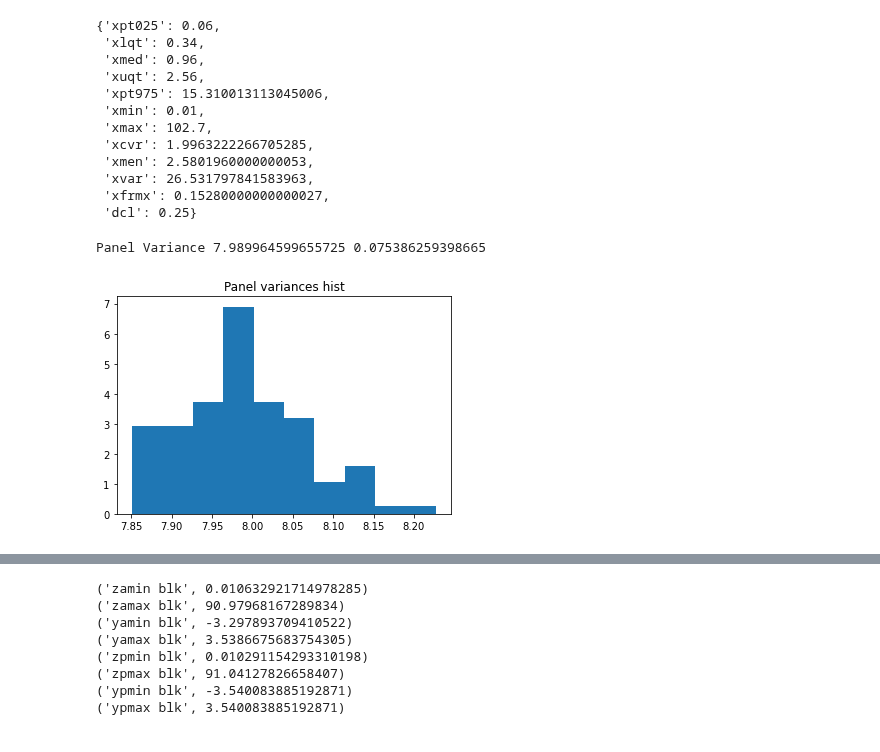
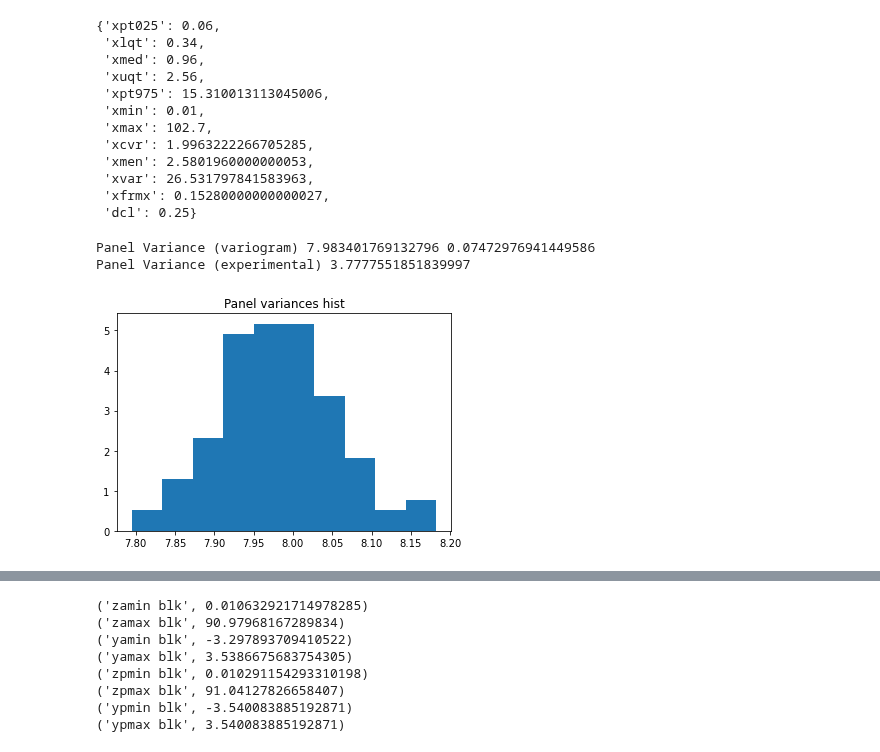
Before and after one commit to opengeostat/pygslib, a Jupyter notebook: pygslib/Ipython_templates/Uniform conditioning test1.ipynb, the cells around one changed output, grey strips where cells are left out. Drawn from its saved outputs; the diff is of its cells as text; code cells hidden in the pictures.

```diff
--- a/pygslib/Ipython_templates/Uniform conditioning test1.ipynb
+++ b/pygslib/Ipython_templates/Uniform conditioning test1.ipynb
@@ -75,7 +80,7 @@ bmodel_smu = bmodel_point.reblock(nx = 50/dx_smu, ny= 50/dx_smu, nz = 1 , xorg =
                      zorg = 0, dx = dx_smu, dy = dx_smu, dz = 1)[0]
 
 # create working indicator, tonnage and metal (relative to panels total tonnage)
-zc = np.array([0., 1, 4, 10, 60])
+zc = np.array([0., 1, 2, 3, 4, 5, 6, 7, 8, 9,  10, 15, 20, 30, 40, 60])
 for c in zc:
     bmodel_smu.bmtable['I ({})'.format(c)] = (bmodel_smu.bmtable['Primary']>=c).values.astype(int)
     bmodel_smu.bmtable['True T ({})'.format(c)] = (bmodel_smu.bmtable['Primary']>=c).values.astype(int) * (dx_smu**2/dx_panel**2)
@@ -305,44 +311,47 @@ stats
 
 # this operation is usually performed with kriging, but we do not have kriging here.
 # when kriging is available use 𝑉𝑎𝑟[𝑍(𝑉)] = 𝐶̅(𝑉, 𝑉) − krig variance + 2mu
-
 
 variances = []
 
 for i in range(100):
 
     npoints = 2000
     parameters = {
            # Coordinates of the discretization points
             'xdb'  :  np.random.uniform(0,dx_panel,size=npoints), # random point in block of 5 m
             'ydb'  :  np.random.uniform(0,dx_panel,size=npoints), #
             'zdb'  :  np.random.uniform(0,0,size=npoints), #
            # Variogram model from kriging parameters
             'c0'         :    variogram['c0'],
             'it'         :   variogram['it'],
             'cc'         :   variogram['cc'],
             'aa'         :   variogram['aa'],
             'aa1'        :   variogram['aa1'],
             'aa2'        :   variogram['aa2'],
             'ang1'       :   variogram['ang1'],
             'ang2'       :   variogram['ang2'],
             'ang3'       :   variogram['ang3']}
 
     cbb = pygslib.gslib.block_covariance(parameters)
     variances.append(cbb)
 
+# calculate variance experimentally
+exp_pvar = np.var(bmodel_panel.bmtable['Primary'])
 
 # see parameters
-print ('Panel Variance', np.mean(variances), np.std(variances))
+print ('Panel Variance (variogram)', np.mean(variances), np.std(variances))
+print ('Panel Variance (experimental)', exp_pvar)
 
-pbb = 8.0
+pbb = 4 # 8.0 is the one from variogram
 
 plt.hist (variances, density = True)
 plt.title("Panel variances hist")
 plt.show()
 # %% [output]
-Panel Variance 7.989964599655725 0.075386259398665
+Panel Variance (variogram) 7.983401769132796 0.07472976941449586
+Panel Variance (experimental) 3.7777551851839997
-[figure, old version]
+[figure, new version]
 # %%
 # Calc smu covariance using random block discretization
 variances = []
```
Also changed, not shown: parts of 19 cells of this notebook, 1 other file.
